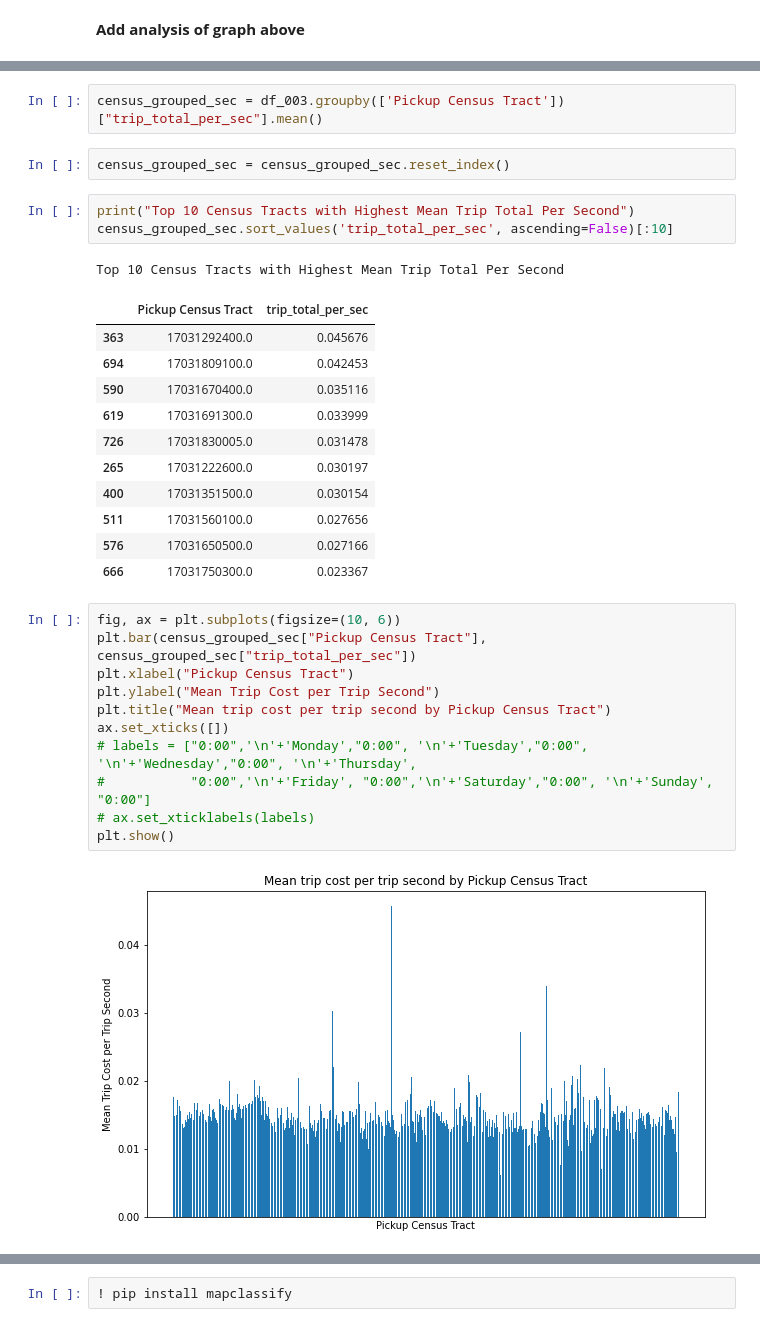
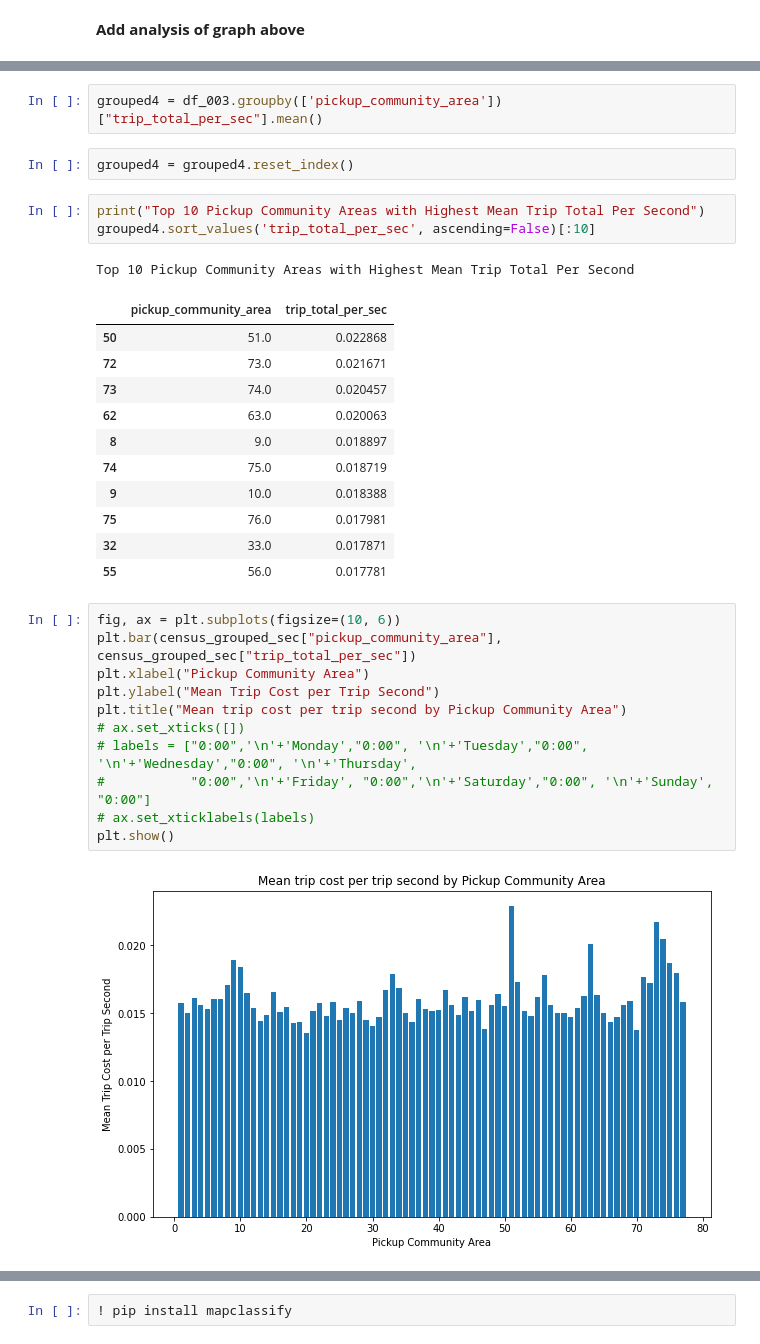
Before and after one commit to morden35/ridesharing_ml, a Jupyter notebook: data_exploration_v2.ipynb, the cells around one changed output, grey strips where cells are left out. Drawn from its saved outputs; the diff is of its cells as text.

```diff
--- a/data_exploration_v2.ipynb
+++ b/data_exploration_v2.ipynb
@@ -300,33 +118,33 @@ plt.show()
 # %%
-census_grouped_sec = df_003.groupby(['Pickup Census Tract'])["trip_total_per_sec"].mean()
+grouped4 = df_003.groupby(['pickup_community_area'])["trip_total_per_sec"].mean()
-# %%
-census_grouped_sec = census_grouped_sec.reset_index()
+# %%
+grouped4 = grouped4.reset_index()
 # %%
-print("Top 10 Census Tracts with Highest Mean Trip Total Per Second")
-census_grouped_sec.sort_values('trip_total_per_sec', ascending=False)[:10]
+print("Top 10 Pickup Community Areas with Highest Mean Trip Total Per Second")
+grouped4.sort_values('trip_total_per_sec', ascending=False)[:10]
 # %% [output]
-Top 10 Census Tracts with Highest Mean Trip Total Per Second
+Top 10 Pickup Community Areas with Highest Mean Trip Total Per Second
-|  | Pickup Census Tract | trip_total_per_sec |
-| 363 | 17031292400.0 | 0.045676 |
-| 694 | 17031809100.0 | 0.042453 |
-| 590 | 17031670400.0 | 0.035116 |
-| 619 | 17031691300.0 | 0.033999 |
-| 726 | 17031830005.0 | 0.031478 |
-| 265 | 17031222600.0 | 0.030197 |
-| 400 | 17031351500.0 | 0.030154 |
-| 511 | 17031560100.0 | 0.027656 |
-| 576 | 17031650500.0 | 0.027166 |
-| 666 | 17031750300.0 | 0.023367 |
+|  | pickup_community_area | trip_total_per_sec |
+| 50 | 51.0 | 0.022868 |
+| 72 | 73.0 | 0.021671 |
+| 73 | 74.0 | 0.020457 |
+| 62 | 63.0 | 0.020063 |
+| 8 | 9.0 | 0.018897 |
+| 74 | 75.0 | 0.018719 |
+| 9 | 10.0 | 0.018388 |
+| 75 | 76.0 | 0.017981 |
+| 32 | 33.0 | 0.017871 |
+| 55 | 56.0 | 0.017781 |
 # %%
 fig, ax = plt.subplots(figsize=(10, 6))
-plt.bar(census_grouped_sec["Pickup Census Tract"], census_grouped_sec["trip_total_per_sec"])
-plt.xlabel("Pickup Census Tract")
+plt.bar(census_grouped_sec["pickup_community_area"], census_grouped_sec["trip_total_per_sec"])
+plt.xlabel("Pickup Community Area")
 plt.ylabel("Mean Trip Cost per Trip Second")
-plt.title("Mean trip cost per trip second by Pickup Census Tract")
-ax.set_xticks([])
+plt.title("Mean trip cost per trip second by Pickup Community Area")
+# ax.set_xticks([])
 # labels = ["0:00",'\n'+'Monday',"0:00", '\n'+'Tuesday',"0:00", '\n'+'Wednesday',"0:00", '\n'+'Thursday',
 #           "0:00",'\n'+'Friday', "0:00",'\n'+'Saturday',"0:00", '\n'+'Sunday', "0:00"]
 # ax.set_xticklabels(labels)
 plt.show()
 # %% [output]
-[figure, old version]
+[figure, new version]
```
Also changed, not shown: parts of 152 cells of this notebook, 1 other file.
